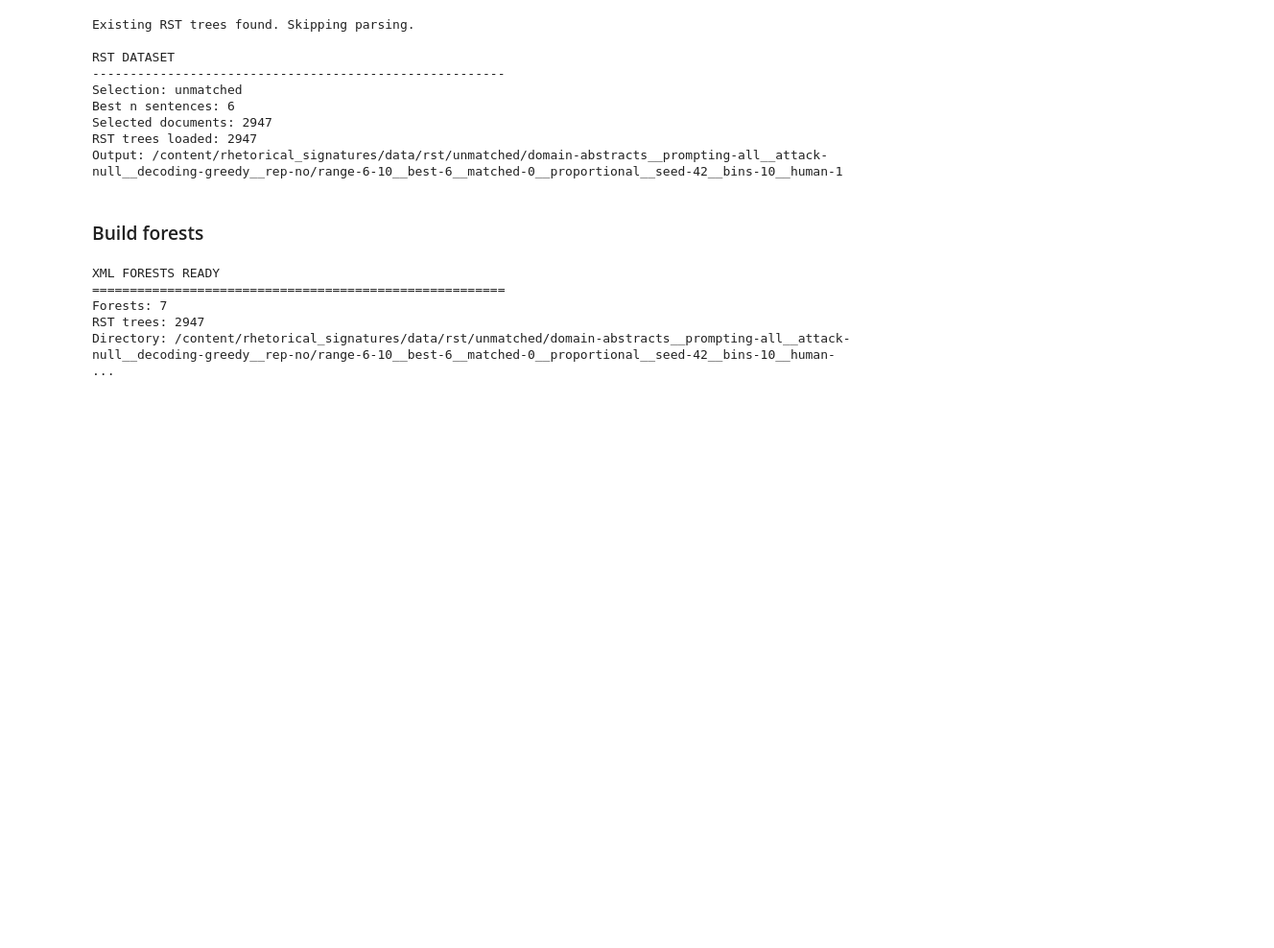
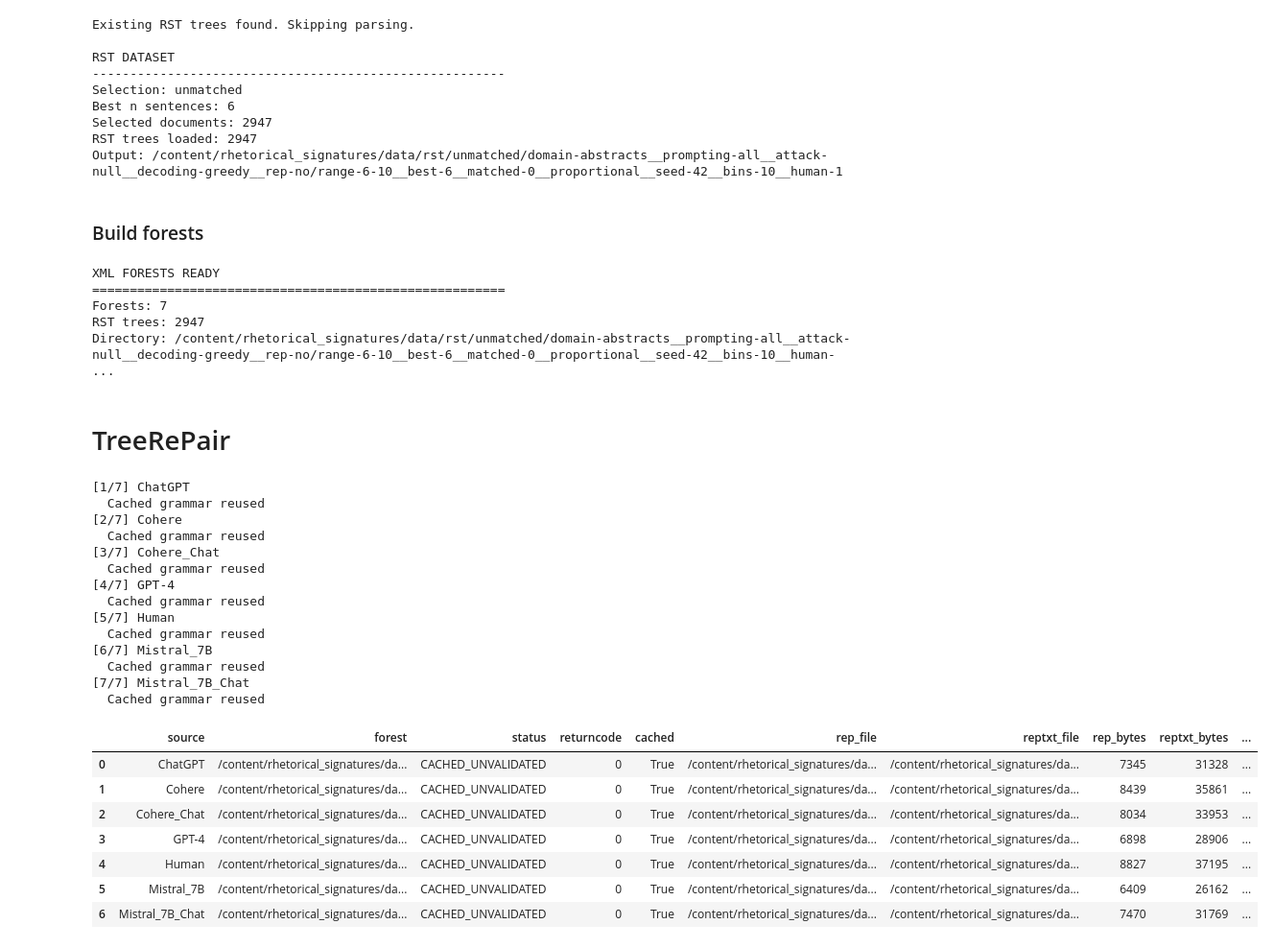
Before and after one commit to martalombardi/rhetorical_signatures, a Jupyter notebook: explore_raid.ipynb, the cells around one changed output. Shown at 96% size. Cells and saved outputs as stored; diff of their text form; code cells hidden in the pictures; blank space fills up the shorter version.

```diff
--- a/explore_raid.ipynb
+++ b/explore_raid.ipynb
@@ -800,3 +944,53 @@ XML FORESTS READY
 Forests: 7
 RST trees: 2947
 Directory: /content/rhetorical_signatures/data/rst/unmatched/domain-abstracts__prompting-all__attack-null__decoding-greedy__rep-no/range-6-10__best-6__matched-0__proportional__seed-42__bins-10__human- ...
+# %% [markdown]
+# TreeRePair
+# %%
+
+# ============================================================
+# 04 — TreeRePair grammar compression
+# ============================================================
+
+compression_dir, compression_results, compression_manifest = (
+    tree_compressor.run_treerepair(
+        forests_dir=forests_dir,
+        binary=TREEREPAIR_BINARY,
+        genre=COMPRESSION_GENRE,
+        n_sentences=COMPRESSION_N_SENTENCES,
+        sources=COMPRESSION_SOURCES,
+        rebuild=COMPRESSION_REBUILD,
+        textual=COMPRESSION_TEXTUAL,
+        optimize=COMPRESSION_OPTIMIZE,
+        max_rank=COMPRESSION_MAX_RANK,
+        timeout=COMPRESSION_TIMEOUT,
+        continue_on_error=COMPRESSION_CONTINUE_ON_ERROR,
+    )
+)
+
+compression_summary = pd.DataFrame(compression_results)
+
+display(compression_summary)
+# %% [output]
+[1/7] ChatGPT
+  Cached grammar reused
+[2/7] Cohere
+  Cached grammar reused
+[3/7] Cohere_Chat
+  Cached grammar reused
+[4/7] GPT-4
+  Cached grammar reused
+[5/7] Human
+  Cached grammar reused
+[6/7] Mistral_7B
+  Cached grammar reused
+[7/7] Mistral_7B_Chat
+  Cached grammar reused
+|  | source | forest | status | returncode | cached | rep_file | reptxt_file | rep_bytes | reptxt_bytes | ... |
+| 0 | ChatGPT | /content/rhetorical_signatures/da... | CACHED_UNVALIDATED | 0 | True | /content/rhetorical_signatures/da... | /content/rhetorical_signatures/da... | 7345 | 31328 | ... |
+| 1 | Cohere | /content/rhetorical_signatures/da... | CACHED_UNVALIDATED | 0 | True | /content/rhetorical_signatures/da... | /content/rhetorical_signatures/da... | 8439 | 35861 | ... |
+| 2 | Cohere_Chat | /content/rhetorical_signatures/da... | CACHED_UNVALIDATED | 0 | True | /content/rhetorical_signatures/da... | /content/rhetorical_signatures/da... | 8034 | 33953 | ... |
+| 3 | GPT-4 | /content/rhetorical_signatures/da... | CACHED_UNVALIDATED | 0 | True | /content/rhetorical_signatures/da... | /content/rhetorical_signatures/da... | 6898 | 28906 | ... |
+| 4 | Human | /content/rhetorical_signatures/da... | CACHED_UNVALIDATED | 0 | True | /content/rhetorical_signatures/da... | /content/rhetorical_signatures/da... | 8827 | 37195 | ... |
+| 5 | Mistral_7B | /content/rhetorical_signatures/da... | CACHED_UNVALIDATED | 0 | True | /content/rhetorical_signatures/da... | /content/rhetorical_signatures/da... | 6409 | 26162 | ... |
+| 6 | Mistral_7B_Chat | /content/rhetorical_signatures/da... | CACHED_UNVALIDATED | 0 | True | /content/rhetorical_signatures/da... | /content/rhetorical_signatures/da... | 7470 | 31769 | ... |
```
Also changed, not shown: parts of 2 cells of this notebook.
